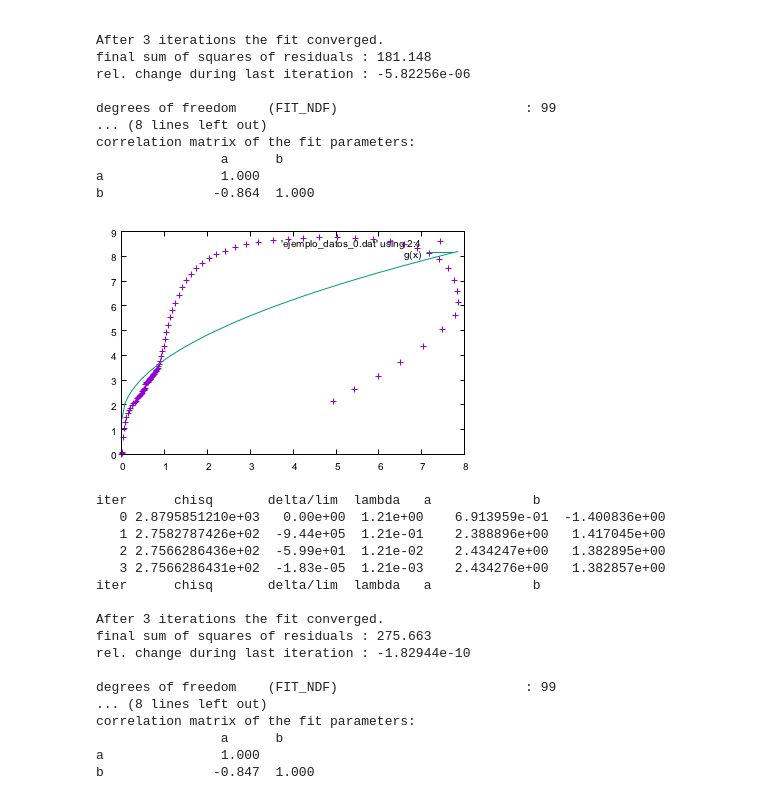
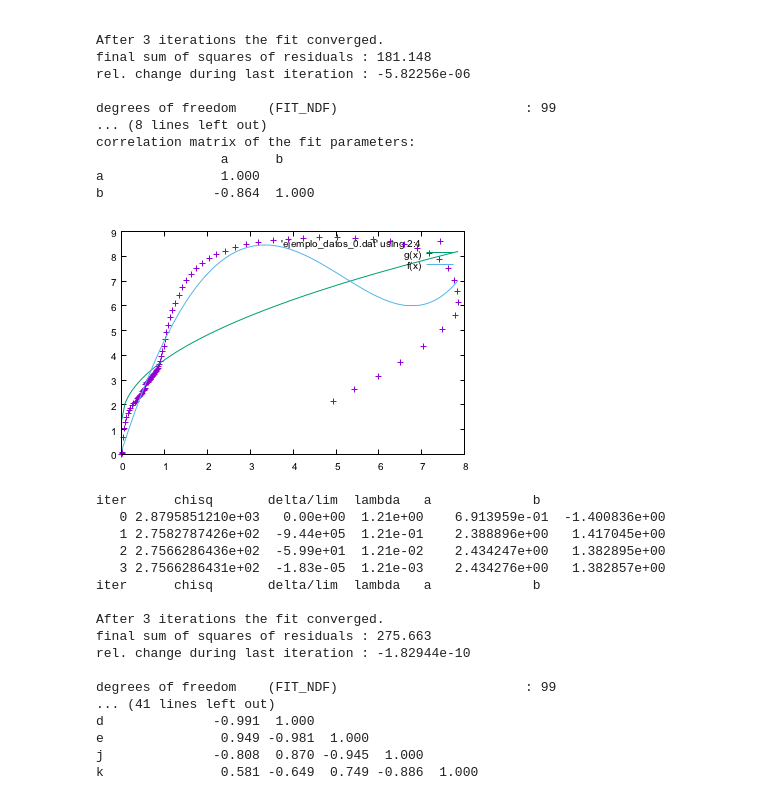
Before and after one commit to wbandabarragan/intro_gnuplot, a Jupyter notebook: Tutorial_GNUplot2.ipynb, the cells around one changed output. Drawn from its saved outputs; the diff is of its cells as text; code cells hidden in the pictures.

```diff
--- a/Tutorial_GNUplot2.ipynb
+++ b/Tutorial_GNUplot2.ipynb
@@ -620,13 +633,17 @@ b              -0.864  1.000
 # %%
 reset
 
 g(x) = a*sqrt(x) + b
 
+f(x) = c*(x**4) + d*(x**3) + e*(x**2) + j*(x) + k
+
 fit g(x) 'ejemplo_datos_0.dat' using 2:4 via a,b
 
-plot 'ejemplo_datos_0.dat' using 2:4, g(x)
+fit f(x) 'ejemplo_datos_0.dat' using 2:4 via c,d,e,j,k
+
+plot 'ejemplo_datos_0.dat' using 2:4, g(x),f(x)
 # %% [output]
-[figure, old version]
+[figure, new version]
 iter      chisq       delta/lim  lambda   a             b
    0 2.8795851210e+03   0.00e+00  1.21e+00    6.913959e-01  -1.400836e+00
    1 2.7582787426e+02  -9.44e+05  1.21e-01    2.388896e+00   1.417045e+00
@@ -639,11 +656,11 @@ final sum of squares of residuals : 275.663
 rel. change during last iteration : -1.82944e-10
 
 degrees of freedom    (FIT_NDF)                        : 99
-... (8 lines left out)
-correlation matrix of the fit parameters:
-                a      b
-a               1.000
-b              -0.847  1.000
+... (41 lines left out)
+d              -0.991  1.000
+e               0.949 -0.981  1.000
+j              -0.808  0.870 -0.945  1.000
+k               0.581 -0.649  0.749 -0.886  1.000
 # %%
 reset
 
```
Also changed, not shown: parts of 7 cells of this notebook.
